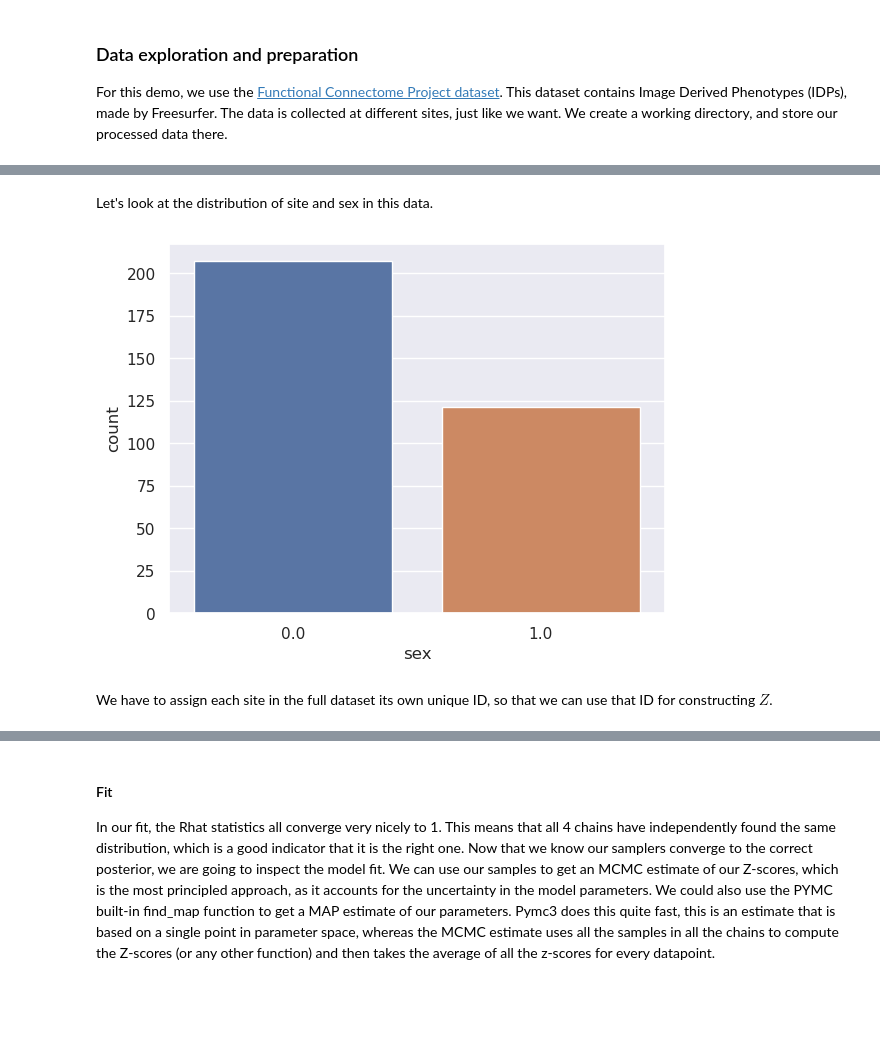
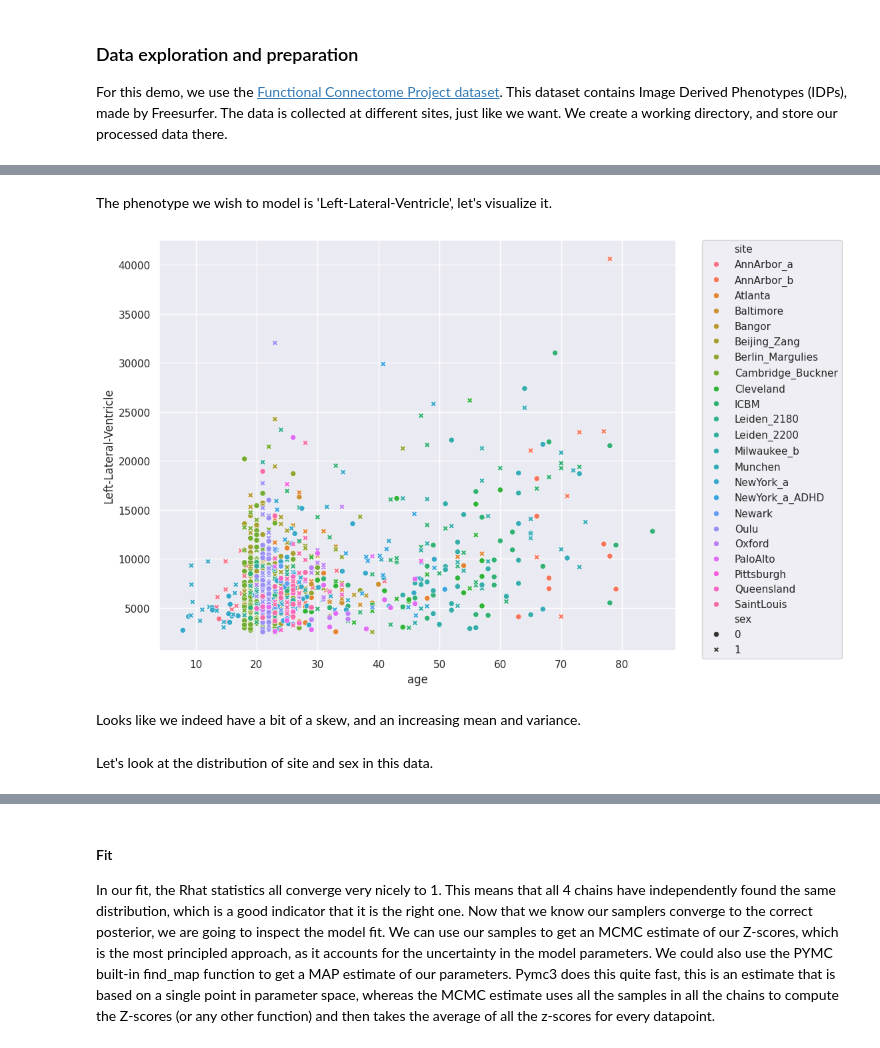
Before and after one commit to predictive-clinical-neuroscience/PCNtoolkit-demo, a Jupyter notebook: tutorials/HBR_SHASH/HBR_Tutorial.ipynb, the cells around one changed output, grey strips where cells are left out. Drawn from its saved outputs; the diff is of its cells as text; code cells hidden in the pictures; blank space fills up the shorter version.

```diff
--- a/tutorials/HBR_SHASH/HBR_Tutorial.ipynb
+++ b/tutorials/HBR_SHASH/HBR_Tutorial.ipynb
@@ -196,15 +212,19 @@ The processing directory is: /home/preclineu/stijdboe/PCNtoolkit-demo/tutorials/
 # %%
-# fcon = pd.read_csv('https://raw.githubusercontent.com/predictive-clinical-neuroscience/PCNtoolkit-demo/main/data/fcon1000.csv')
-# fcon = pd.read_csv('/home/preclineu/stijdboe/Projects/MasterThesis/Data/sairut_data/lifespan_big_controls_tr.csv')
-data = pd.read_csv(os.path.join(tutdir, 'df_tr.csv'))
-test_data = pd.read_csv(os.path.join(tutdir, 'df_te.csv'))
+data = pd.read_csv('https://raw.githubusercontent.com/predictive-clinical-neuroscience/PCNtoolkit-demo/main/data/fcon1000.csv')
+# %%
+covariates = ['age']
+batch_effects = ['site', 'sex']
+response_variables = ['Left-Lateral-Ventricle']
+# %% [markdown]
+The phenotype we wish to model  is 'Left-Lateral-Ventricle', let's visualize it.
+# %%
+fig, ax = plt.subplots(figsize=(10, 8))
+sns.scatterplot(data=data, x='age', y= response_variables[0], hue='site', style='sex')
+plt.legend(bbox_to_anchor=(1.05, 1), loc=2, borderaxespad=0.)
+plt.show()
+# %% [output]
+[figure, added]
+# %% [markdown]
+Looks like we indeed have a bit of a skew, and an increasing mean and variance.
 # %% [markdown]
 Let's look at the distribution of site and sex in this data.
-# %%
-fig, ax = plt.subplots(1,1)
-sns.countplot(x=data['sex'], ax = ax)
-plt.show()
-# %% [output]
-[figure, removed]
-# %% [markdown]
-We have to assign each site in the full dataset its own unique ID, so that we can use that ID for constructing $Z$.
```
Also changed, not shown: parts of 70 cells of this notebook, 4 other files.
